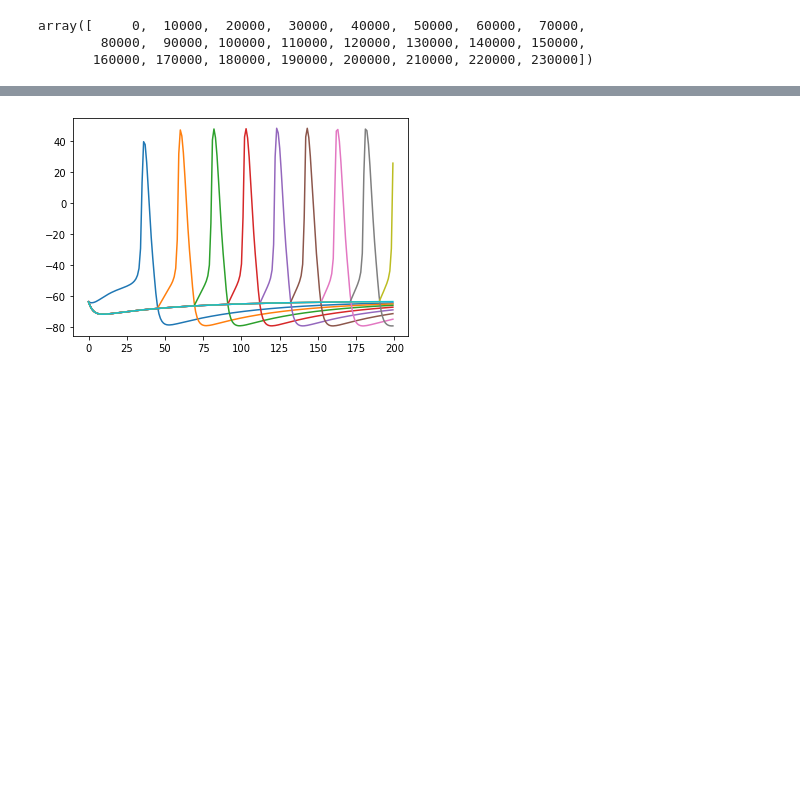
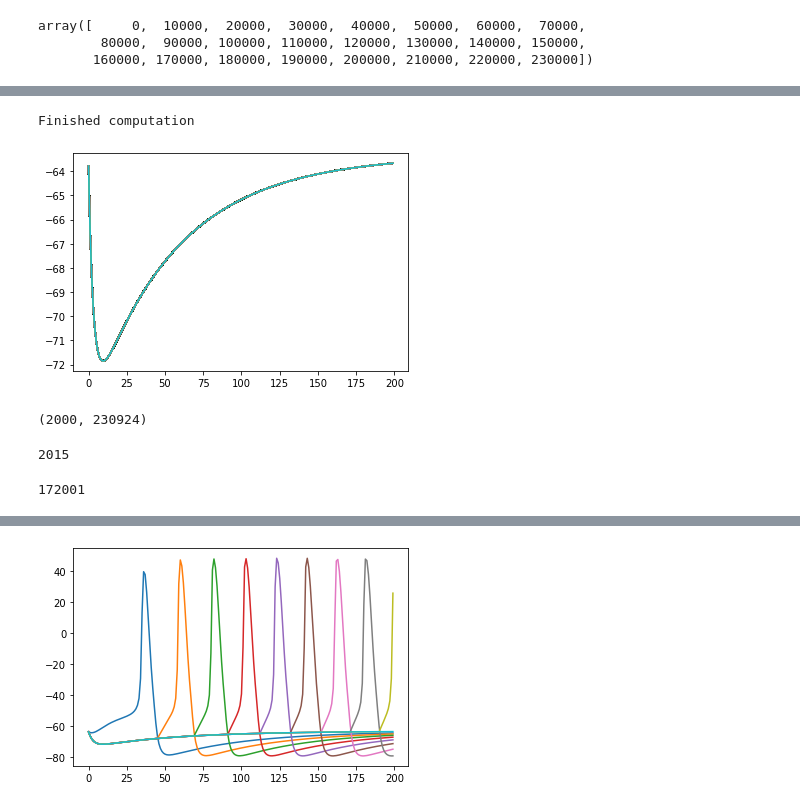
Before and after one commit to williamsnider/v1_project, a Jupyter notebook: explore.ipynb, the cells around one changed output, grey strips where cells are left out. Drawn from its saved outputs; the diff is of its cells as text; code cells hidden in the pictures; blank space fills up the shorter version.

Commit message:
WIP: Adding synaptic connections

```diff
--- a/explore.ipynb
+++ b/explore.ipynb
@@ -46,0 +52,17 @@ test_node_ids = np.arange(0, num_nodes, 10000)
+# %%
+test_node_ids = np.arange(0, num_nodes, 1000)
+edges = recurrent_edges.get_sources(test_node_ids)
+
+pre_post_pairs = []
+for edge in edges:
+
+    source = edge.source_node_id
+    target = edge.target_node_id
+
+    # Only include targets that are already in the test_node_ids
+    if target in test_node_ids:
+        pre_post_pairs.append([source, target])
+        print('{} --> {}'.format(edge.source_node_id, edge.target_node_id))
+
+pre_post_pairs = np.array(pre_post_pairs, dtype='int64')  # 'int64' needed to avoid error in set_sparse_connections
+pre_indices, post_indices = np.array(pre_post_pairs).T
@@ -95,0 +124,62 @@ SyntaxError: positional argument follows keyword argument (3067970592.py, line 4
+# %%
+model = GeNNModel("float", "v1_alone")
+model.dT = 0.1
+p = {"gNa": 7.15,   # Na conductance in [muS]
+     "ENa": 50.0,   # Na equi potential [mV]
+     "gK": 1.43,    # K conductance in [muS]
+     "EK": -95.0,   # K equi potential [mV]
+     "gl": 0.02672, # leak conductance [muS]
+     "El": -63.563, # El: leak equi potential in mV,
+     "C": 0.143}    # membr. capacity density in nF
+ini = {"V": -60.0,      # membrane potential
+       "m": 0.0529324,  # prob. for Na channel activation
+       "h": 0.3176767,  # prob. for not Na channel blocking
+       "n": 0.5961207}  # prob. for K channel activation
+s_ini = {"g": -0.2}
+ps_p = {"tau": 1.0, # Decay time constant [ms]
+        "E": -80.0} # Reversal potential [mV]
+v1_pop = model.add_neuron_population("v1_pop", num_nodes , "TraubMiles", p, ini)
+v1_pop_self = model.add_synapse_population(    pop_name = "v1_pop_self",
+    matrix_type = "SPARSE_GLOBALG",
+    delay_steps = 10,
+    source = "v1_pop",
+    target = "v1_pop",
+    w_update_model = "StaticPulse",
+    wu_param_space = {},
+    wu_var_space = s_ini,
+    wu_pre_var_space = {},
+    wu_post_var_space = {},
+    postsyn_model = "ExpCond",
+    ps_param_space = ps_p,
+    ps_var_space = {},
+    connectivity_initialiser=None,
+)
+v1_pop_self.set_sparse_connections(pre_indices, post_indices)
+model.build()
+model.load()
+v = np.empty((2000, num_nodes))
+v_view = v1_pop.vars["V"].view
+while model.t < 200.0:
+    model.step_time()
+    v1_pop.pull_var_from_device("V")
+
+    v[model.timestep - 1,:]=v_view[:]
+print("Finished computation")
+fig, axis = plt.subplots()
+axis.plot(v[:200,::1000])
+plt.show()
+# %% [output]
+Finished computation
+[figure, added]
+# %%
+v.shape
+# %% [output]
+(2000, 230924)
+# %%
+edge.
+# %% [output]
+2015
+# %%
+len(np.bincount(pre_indices, minlength=self.src.size))
+# %% [output]
+172001
```
Also changed, not shown: parts of 11 cells of this notebook, 48 other files.
